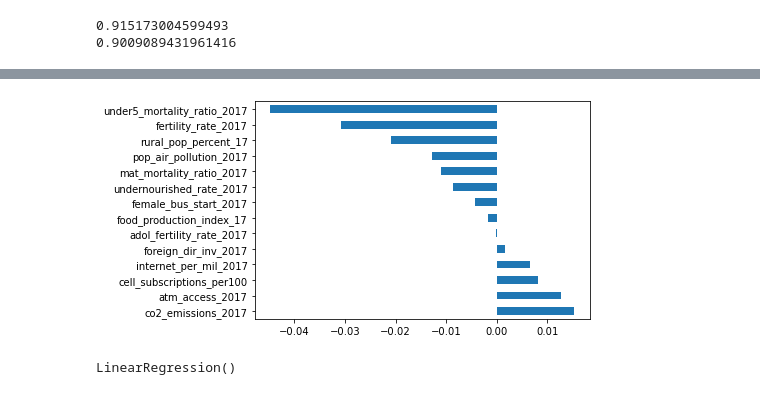
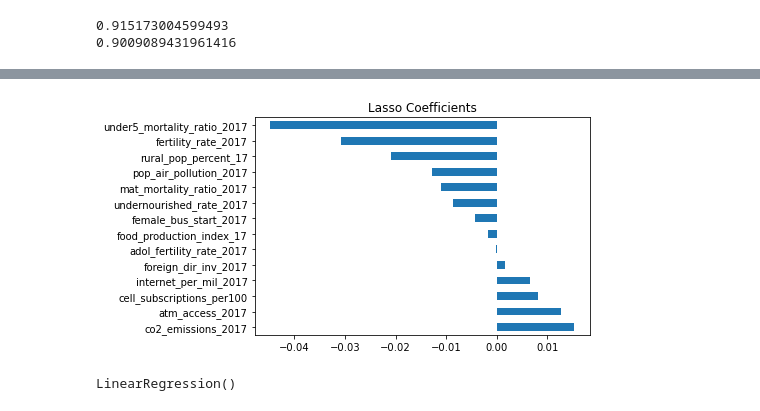
Before and after one commit to pemurp19/Predicting-HDI---Human-Development-Indicators, a Jupyter notebook: code/linear_regression.ipynb, the cells around one changed output, grey strips where cells are left out. Drawn from its saved outputs; the diff is of its cells as text; code cells hidden in the pictures.

```diff
--- a/code/linear_regression.ipynb
+++ b/code/linear_regression.ipynb
@@ -247,6 +255,6 @@ fertility_rate_2017           -0.030817
 under5_mortality_ratio_2017   -0.044806
 dtype: float64
 # %%
-lasso_coefs[lasso_coefs != 0].sort_values(ascending=False).plot.barh();
+plot3 = lasso_coefs[lasso_coefs != 0].sort_values(ascending=False).plot.barh(title='Lasso Coefficients');
 # %% [output]
-[figure, old version]
+[figure, new version]
```
Also changed, not shown: parts of 16 cells of this notebook, 5 other files.
